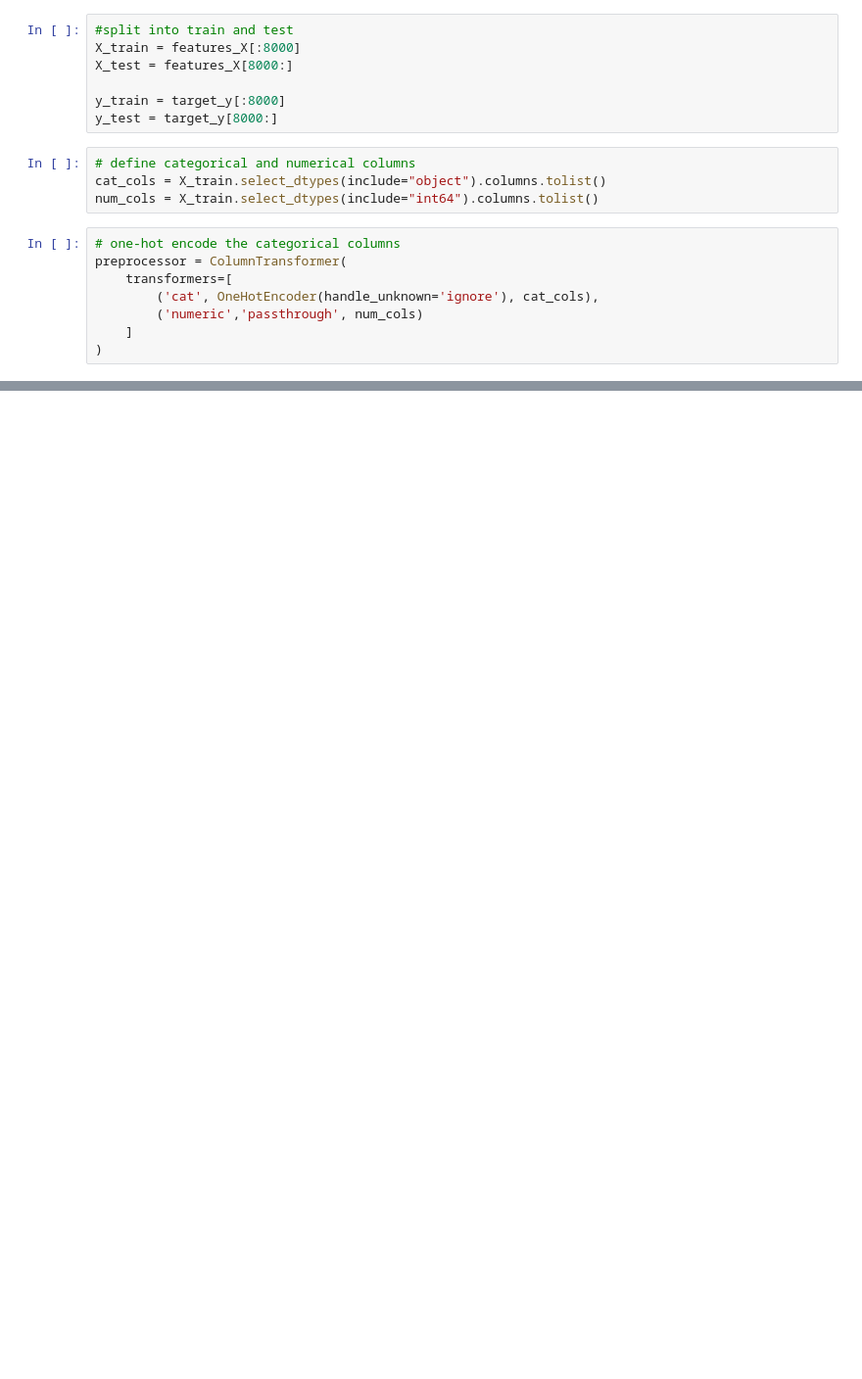
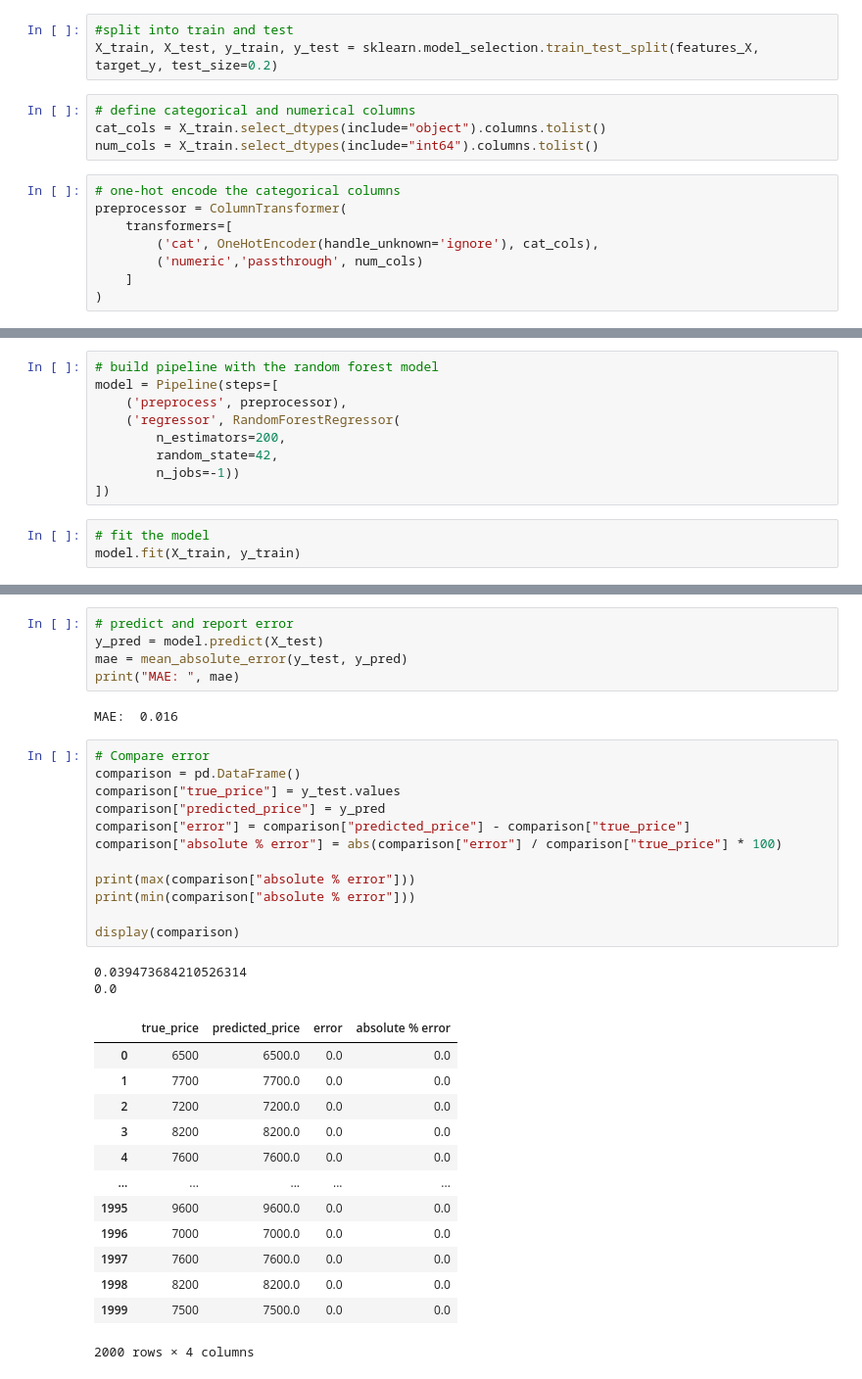
Before and after one commit to spencer4404/used-car-sales-model, a Jupyter notebook: model.ipynb, the cells around one changed output, grey strips where cells are left out. Shown at 98% size. Saved outputs shown, nothing was run; the diff lists cells and outputs as text; blank space fills up the shorter version.

```diff
--- a/model.ipynb
+++ b/model.ipynb
@@ -53,11 +56,7 @@ Engine Power-HP       int64
 dtype: object
 # %%
 #split into train and test
-X_train = features_X[:8000]
-X_test = features_X[8000:]
-
-y_train = target_y[:8000]
-y_test = target_y[8000:]
+X_train, X_test, y_train, y_test = sklearn.model_selection.train_test_split(features_X, target_y, test_size=0.2)
 # %%
 # define categorical and numerical columns
 cat_cols = X_train.select_dtypes(include="object").columns.tolist()
@@ -76,3 +75,15 @@ model = Pipeline(steps=[
     ('preprocess', preprocessor),
     ('regressor', LinearRegression())
 ])
+# %%
+# build pipeline with the random forest model
+model = Pipeline(steps=[
+    ('preprocess', preprocessor),
+    ('regressor', RandomForestRegressor(
+        n_estimators=200,
+        random_state=42,
+        n_jobs=-1))
+])
+# %%
+# fit the model
+model.fit(X_train, y_train)
@@ -78,0 +107,35 @@ model = Pipeline(steps=[
+# %%
+# predict and report error
+y_pred = model.predict(X_test)
+mae = mean_absolute_error(y_test, y_pred)
+print("MAE: ", mae)
+# %% [output]
+MAE:  0.016
+# %%
+# Compare error
+comparison = pd.DataFrame()
+comparison["true_price"] = y_test.values
+comparison["predicted_price"] = y_pred
+comparison["error"] = comparison["predicted_price"] - comparison["true_price"]
+comparison["absolute % error"] = abs(comparison["error"] / comparison["true_price"] * 100)
+
+print(max(comparison["absolute % error"]))
+print(min(comparison["absolute % error"]))
+
+display(comparison)
+# %% [output]
+0.039473684210526314
+0.0
+|  | true_price | predicted_price | error | absolute % error |
+| 0 | 6500 | 6500.0 | 0.0 | 0.0 |
+| 1 | 7700 | 7700.0 | 0.0 | 0.0 |
+| 2 | 7200 | 7200.0 | 0.0 | 0.0 |
+| 3 | 8200 | 8200.0 | 0.0 | 0.0 |
+| 4 | 7600 | 7600.0 | 0.0 | 0.0 |
+| ... | ... | ... | ... | ... |
+| 1995 | 9600 | 9600.0 | 0.0 | 0.0 |
+| 1996 | 7000 | 7000.0 | 0.0 | 0.0 |
+| 1997 | 7600 | 7600.0 | 0.0 | 0.0 |
+| 1998 | 8200 | 8200.0 | 0.0 | 0.0 |
+| 1999 | 7500 | 7500.0 | 0.0 | 0.0 |
+2000 rows × 4 columns
```
Also changed, not shown: parts of 8 cells of this notebook.
